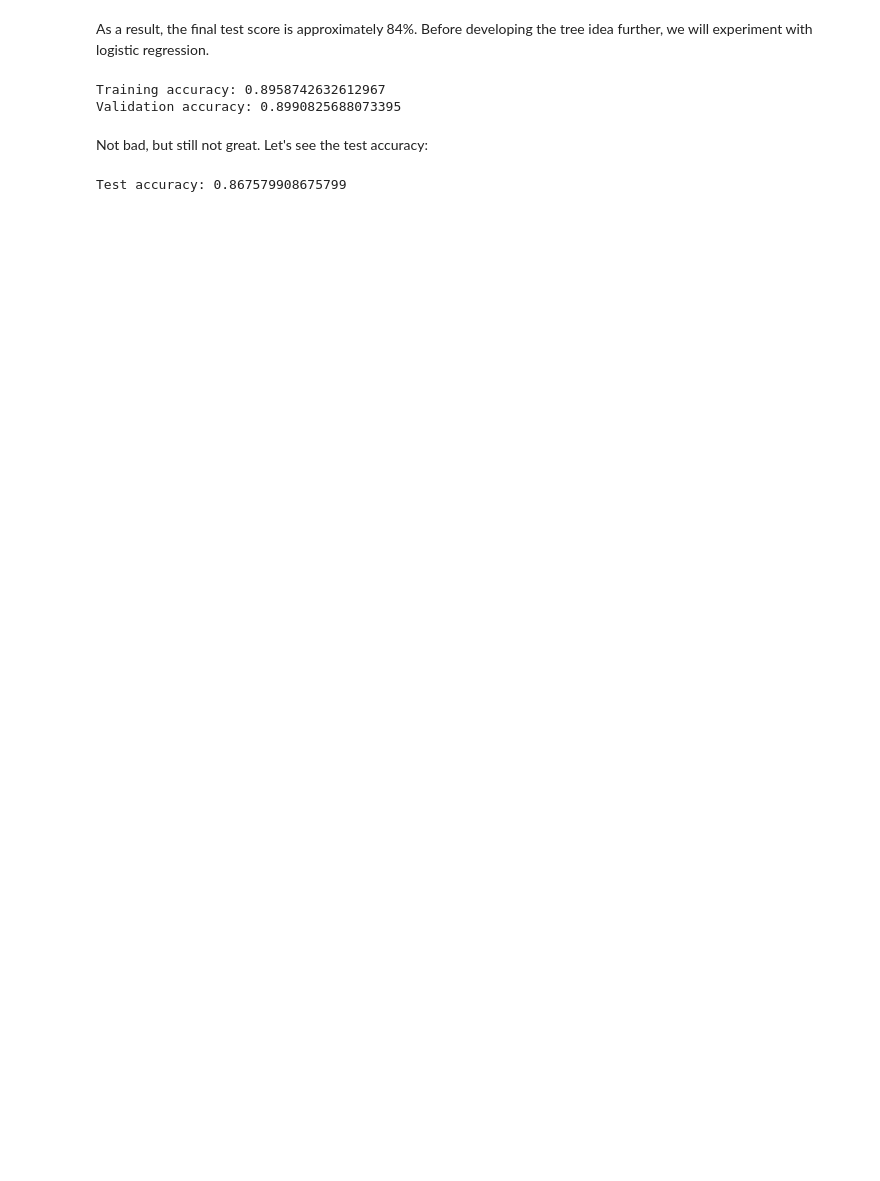
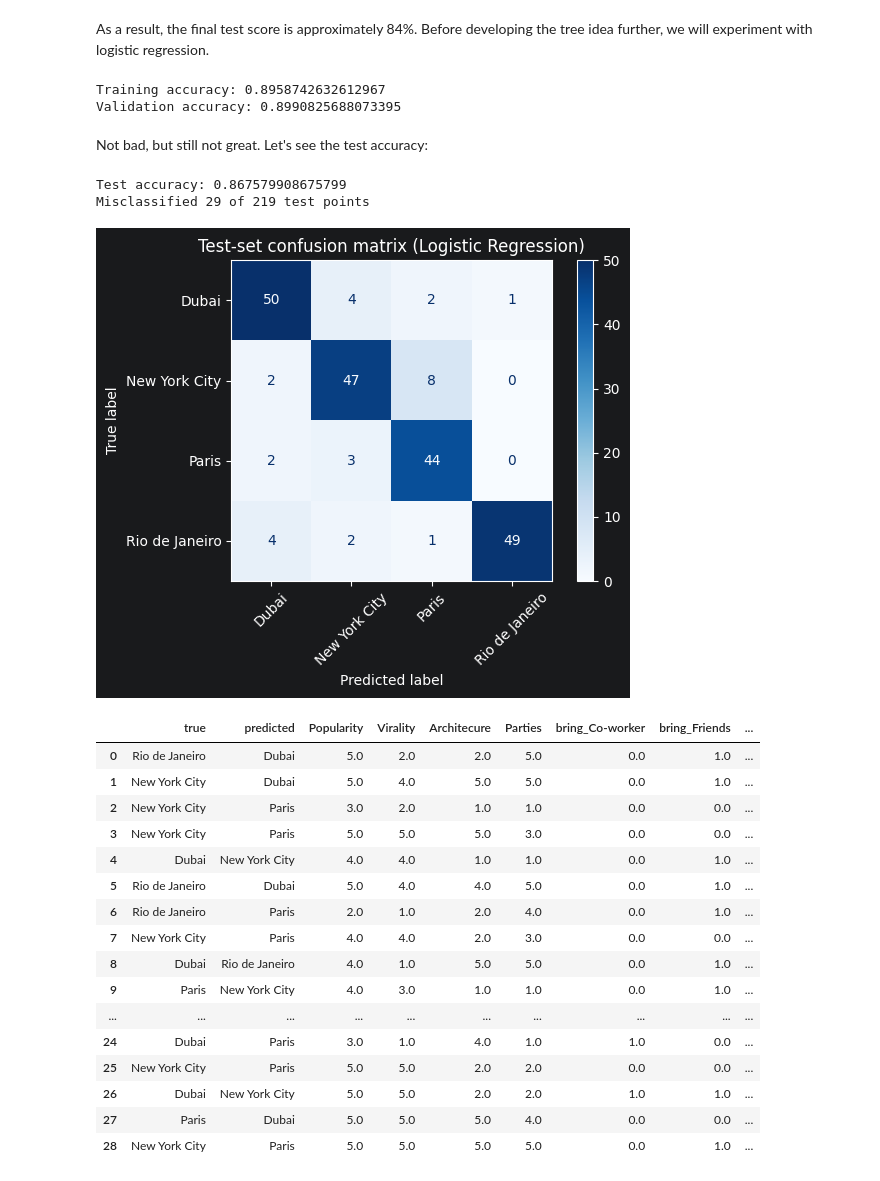
Before and after one commit to alxkaminsky/City-Predictor, a Jupyter notebook: sample.ipynb, the cells around one changed output. Cells and saved outputs as stored; diff of their text form; code cells hidden in the pictures; blank space fills up the shorter version.

```diff
--- a/sample.ipynb
+++ b/sample.ipynb
@@ -236,10 +236,54 @@ Validation accuracy: 0.8990825688073395
 # %% [markdown]
 Not bad, but still not great. Let's see the test accuracy:
 # %%
+#save the model
+pickle.dump(lr, open("models/logi.pkl", "wb"))
+
 # Drop rows with any NaN values
 mask_test = ~np.isnan(X_test).any(axis=1)
 X_test, t_test = X_test[mask_test], t_test[mask_test]
 
 print(f"Test accuracy: {lr.score(X_test, t_test)}")
+
+# --- Analyze the misclassified test points ---
+pred = lr.predict(X_test)
+wrong = pred != t_test
+print(f"Misclassified {wrong.sum()} of {len(t_test)} test points")
+
+# Which cities get confused for one another?
+from sklearn.metrics import confusion_matrix, ConfusionMatrixDisplay
+
+cities = ['Dubai', 'New York City', 'Paris', 'Rio de Janeiro']
+ConfusionMatrixDisplay(confusion_matrix(t_test, pred, labels=cities),
+                       display_labels=cities).plot(cmap='Blues', xticks_rotation=45)
+plt.title('Test-set confusion matrix (Logistic Regression)')
+plt.tight_layout()
+plt.show()
+
+# Table of the misclassified points: their feature values plus true vs.
+# predicted label, so each error can be inspected individually.
+misclassified = pd.DataFrame(X_test[wrong], columns=feature_cols)
+misclassified.insert(0, 'predicted', pred[wrong])
+misclassified.insert(0, 'true', t_test[wrong])
+misclassified
 # %% [output]
 Test accuracy: 0.867579908675799
+Misclassified 29 of 219 test points
+[figure, added]
+|  | true | predicted | Popularity | Virality | Architecure | Parties | bring_Co-worker | bring_Friends | ... |
+| 0 | Rio de Janeiro | Dubai | 5.0 | 2.0 | 2.0 | 5.0 | 0.0 | 1.0 | ... |
+| 1 | New York City | Dubai | 5.0 | 4.0 | 5.0 | 5.0 | 0.0 | 1.0 | ... |
+| 2 | New York City | Paris | 3.0 | 2.0 | 1.0 | 1.0 | 0.0 | 0.0 | ... |
+| 3 | New York City | Paris | 5.0 | 5.0 | 5.0 | 3.0 | 0.0 | 0.0 | ... |
+| 4 | Dubai | New York City | 4.0 | 4.0 | 1.0 | 1.0 | 0.0 | 1.0 | ... |
+| 5 | Rio de Janeiro | Dubai | 5.0 | 4.0 | 4.0 | 5.0 | 0.0 | 1.0 | ... |
+| 6 | Rio de Janeiro | Paris | 2.0 | 1.0 | 2.0 | 4.0 | 0.0 | 1.0 | ... |
+| 7 | New York City | Paris | 4.0 | 4.0 | 2.0 | 3.0 | 0.0 | 0.0 | ... |
+| 8 | Dubai | Rio de Janeiro | 4.0 | 1.0 | 5.0 | 5.0 | 0.0 | 1.0 | ... |
+| 9 | Paris | New York City | 4.0 | 3.0 | 1.0 | 1.0 | 0.0 | 1.0 | ... |
+| ... | ... | ... | ... | ... | ... | ... | ... | ... | ... |
+| 24 | Dubai | Paris | 3.0 | 1.0 | 4.0 | 1.0 | 1.0 | 0.0 | ... |
+| 25 | New York City | Paris | 5.0 | 5.0 | 2.0 | 2.0 | 0.0 | 0.0 | ... |
+| 26 | Dubai | New York City | 5.0 | 5.0 | 2.0 | 2.0 | 1.0 | 1.0 | ... |
+| 27 | Paris | Dubai | 5.0 | 5.0 | 5.0 | 4.0 | 0.0 | 0.0 | ... |
+| 28 | New York City | Paris | 5.0 | 5.0 | 5.0 | 5.0 | 0.0 | 1.0 | ... |
```
Also changed, not shown: parts of 21 cells of this notebook, 2 other files.
